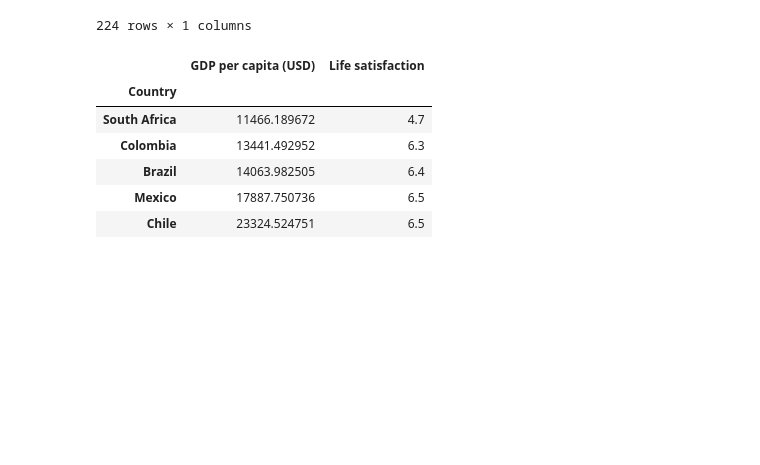
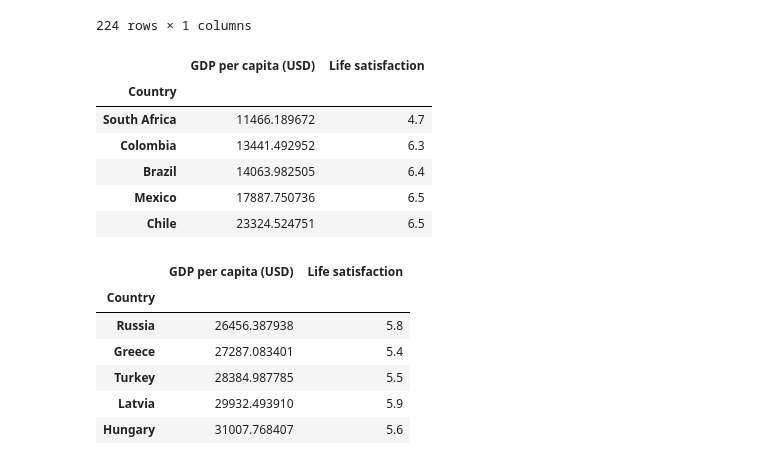
Before and after one commit to Bryce72/MachineLearning-Progress, a Jupyter notebook: Chapter1/chapONE.ipynb, the cells around one changed output. Cells and saved outputs as stored; diff of their text form; code cells hidden in the pictures; blank space fills up the shorter version.

```diff
--- a/Chapter1/chapONE.ipynb
+++ b/Chapter1/chapONE.ipynb
@@ -139,3 +139,19 @@ full_country_stats.head()
 | Brazil | 14063.982505 | 6.4 |
 | Mexico | 17887.750736 | 6.5 |
 | Chile | 23324.524751 | 6.5 |
+# %%
+min_gdp = 23_500
+max_gdp = 62_500
+
+country_stats = full_country_stats[(full_country_stats[gdppc_col] >= min_gdp) & (full_country_stats[gdppc_col] <= max_gdp)]
+country_stats.head()
+
+# Using only a select part of the data to train
+# %% [output]
+|  | GDP per capita (USD) | Life satisfaction |
+| Country |  |  |
+| Russia | 26456.387938 | 5.8 |
+| Greece | 27287.083401 | 5.4 |
+| Turkey | 28384.987785 | 5.5 |
+| Latvia | 29932.493910 | 5.9 |
+| Hungary | 31007.768407 | 5.6 |
```
Also changed, not shown: 2 other files.
